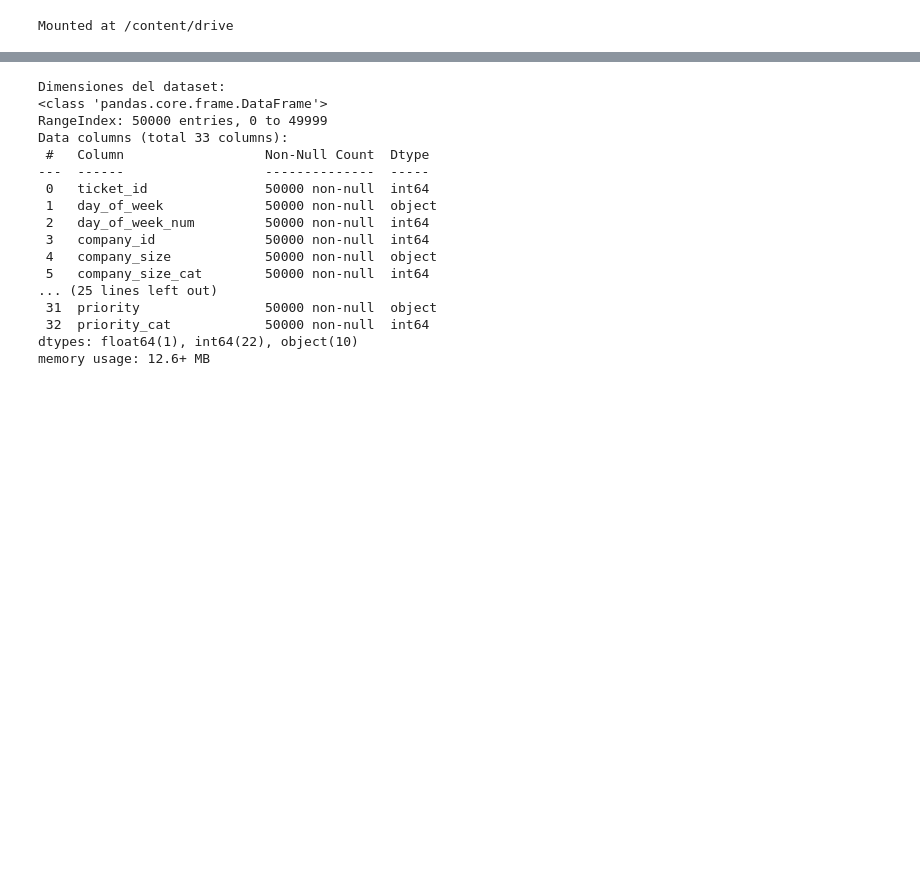
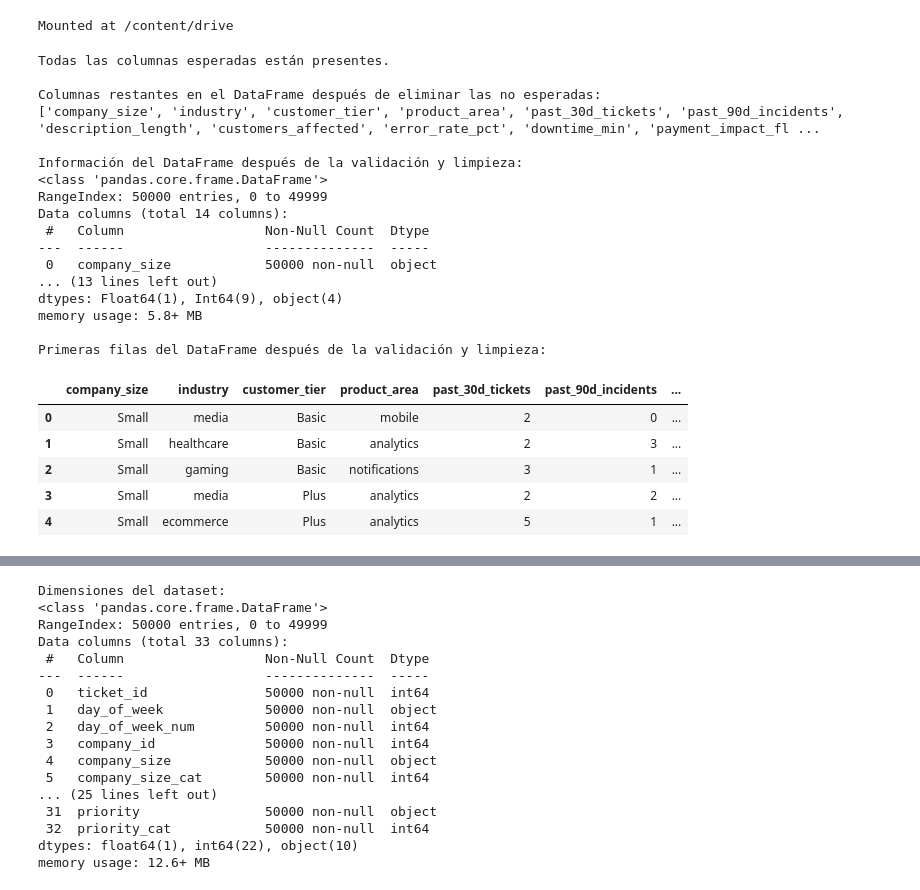
Before and after one commit to mmcuervo/ExamMLcategorias, a Jupyter notebook: 02_eda.ipynb, the cells around one changed output, grey strips where cells are left out. Drawn from its saved outputs; the diff is of its cells as text; code cells hidden in the pictures; blank space fills up the shorter version.

```diff
--- a/02_eda.ipynb
+++ b/02_eda.ipynb
@@ -75,3 +75,79 @@ df = pd.read_csv(DATA_PATH, encoding="utf-8")
 dc = df.copy()
 # %% [output]
 Mounted at /content/drive
+# %%
+#3) Verificar que el dataset esté completo y eliminar columnas sobrantes
+
+# Definir las columnas esperadas y sus tipos de datos basados en el contrato
+expected_columns = {
+    'company_size': 'object',
+    'industry': 'object',
+    'customer_tier': 'object',
+    'product_area': 'object',
+    'past_30d_tickets': 'int64',
+    'past_90d_incidents': 'int64',
+    'description_length': 'int64',
+    'customers_affected': 'int64',
+    'error_rate_pct': 'float64',
+    'downtime_min': 'int64',
+    'payment_impact_flag': 'int64',
+    'data_loss_flag': 'int64',
+    'security_incident_flag': 'int64',
+    'has_runbook': 'int64'
+}
+
+# Verificar si faltan columnas
+missing_columns = [col for col in expected_columns.keys() if col not in dc.columns]
+
+if missing_columns:
+    # Si faltan columnas, imprimir mensaje de error y registrar en un log
+    error_message = f"Lo siento, el dataset está incompleto. Faltan las siguientes columnas: {', '.join(missing_columns)}. No es posible continuar con el análisis."
+    print(error_message)
+
+    # Crear un archivo de log
+    log_file_path = Path("/content/drive/MyDrive/AiLabData/notebook2_log.txt")
+    with open(log_file_path, "w") as log_file:
+        log_file.write("Reporte de Columnas Faltantes:\n")
+        for col in missing_columns:
+            log_file.write(f"- {col}\n")
+    print(f"Se ha creado un archivo de log en: {log_file_path}")
+
+else:
+    print("Todas las columnas esperadas están presentes.")
+
+    # Eliminar las columnas que no están en la lista de columnas esperadas
+    columns_to_drop = [col for col in dc.columns if col not in expected_columns.keys()]
+    dc.drop(columns=columns_to_drop, inplace=True)
+
+    print("\nColumnas restantes en el DataFrame después de eliminar las no esperadas:")
+    print(dc.columns.tolist())
+
+    # Mostrar información y primeras filas del DataFrame resultante
+    print("\nInformación del DataFrame después de la validación y limpieza:")
+    dc.info()
+    print("\nPrimeras filas del DataFrame después de la validación y limpieza:")
+    display(dc.head())
+# %% [output]
+Todas las columnas esperadas están presentes.
+
+Columnas restantes en el DataFrame después de eliminar las no esperadas:
+['company_size', 'industry', 'customer_tier', 'product_area', 'past_30d_tickets', 'past_90d_incidents', 'description_length', 'customers_affected', 'error_rate_pct', 'downtime_min', 'payment_impact_fl ...
+
+Información del DataFrame después de la validación y limpieza:
+<class 'pandas.core.frame.DataFrame'>
+RangeIndex: 50000 entries, 0 to 49999
+Data columns (total 14 columns):
+ #   Column                  Non-Null Count  Dtype
+---  ------                  --------------  -----
+ 0   company_size            50000 non-null  object
+... (13 lines left out)
+dtypes: Float64(1), Int64(9), object(4)
+memory usage: 5.8+ MB
+
+Primeras filas del DataFrame después de la validación y limpieza:
+|  | company_size | industry | customer_tier | product_area | past_30d_tickets | past_90d_incidents | ... |
+| 0 | Small | media | Basic | mobile | 2 | 0 | ... |
+| 1 | Small | healthcare | Basic | analytics | 2 | 3 | ... |
+| 2 | Small | gaming | Basic | notifications | 3 | 1 | ... |
+| 3 | Small | media | Plus | analytics | 2 | 2 | ... |
+| 4 | Small | ecommerce | Plus | analytics | 5 | 1 | ... |
```
Also changed, not shown: parts of 8 cells of this notebook.
